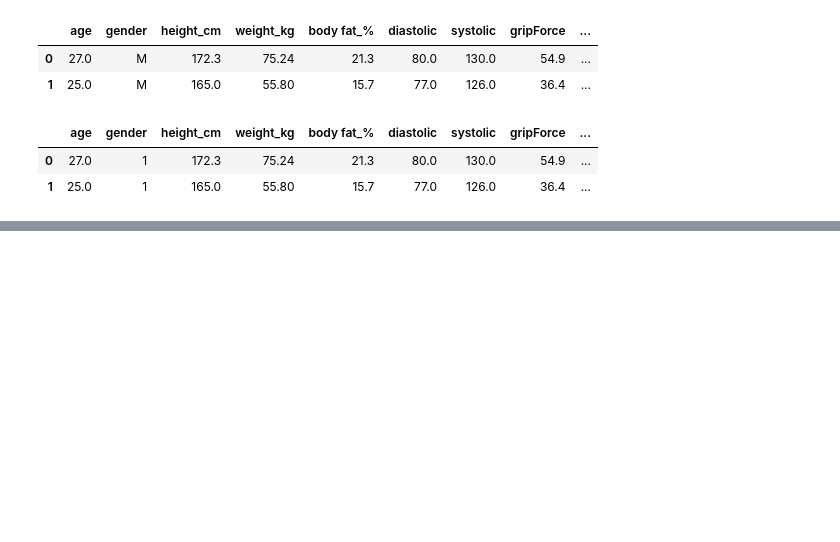
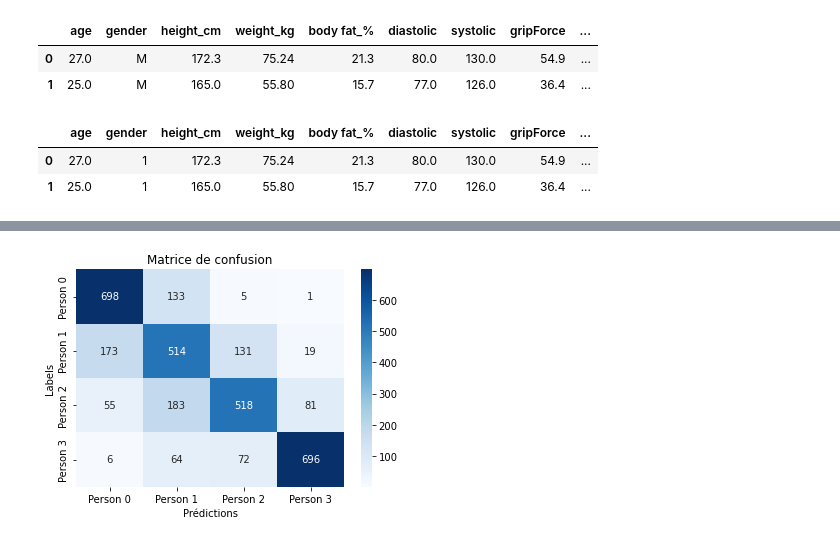
Before and after one commit to Amayas29/neural-networks, a Jupyter notebook: experimentations/multiclass_sport.ipynb, the cells around one changed output, grey strips where cells are left out. Saved outputs shown, nothing was run; the diff lists cells and outputs as text; code cells hidden in the pictures; blank space fills up the shorter version.

```diff
--- a/experimentations/multiclass_sport.ipynb
+++ b/experimentations/multiclass_sport.ipynb
@@ -88,0 +171,4 @@ Training completed.
+# %%
+df = classification_report(y_test, y_test_hat, [f"Person {i}" for i in range(classes)])
+# %% [output]
+[figure, added]
```
Also changed, not shown: parts of 18 cells of this notebook, 3 other files.
